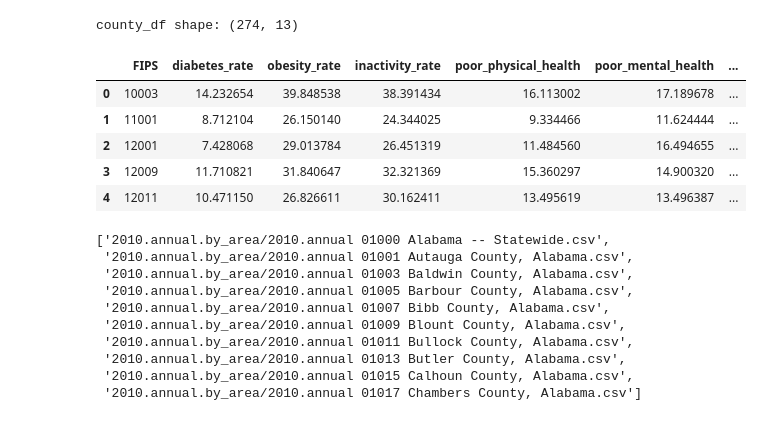
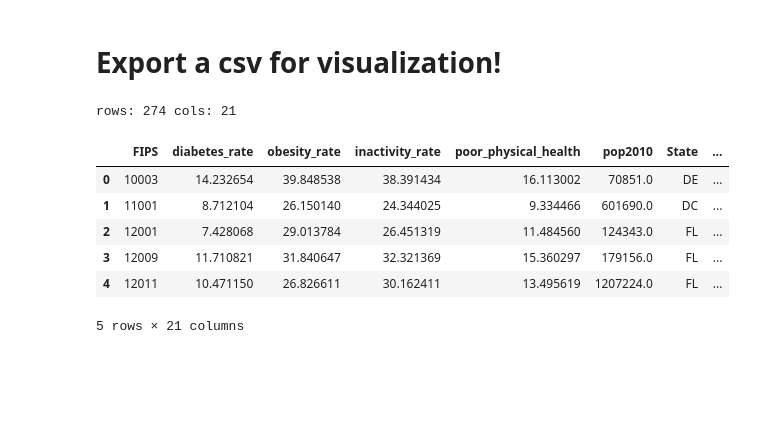
Before and after one commit to Norvoke/N1, a Jupyter notebook: challenge.ipynb, the cells around one changed output. Saved outputs shown, nothing was run; the diff lists cells and outputs as text; code cells hidden in the pictures; blank space fills up the shorter version.

```diff
--- a/challenge.ipynb
+++ b/challenge.ipynb
@@ -80,0 +116,35 @@ county_health_df.head()
+# %%
+
+
+np.random.seed(123)
+
+SECTORS = {
+    "share_31_33": "Manufacturing",
+    "share_48_49": "Transportation",
+    "share_62": "Health Care",
+    "share_44_45": "Retail",
+    "share_72": "Food / Hospitality",
+    "share_23": "Construction",
+    "share_54": "Professional / Tech",
+    "share_52": "Finance",
+    "share_92": "Public Administration",
+}
+
+def sample_dirichlet(n, alpha):
+    return np.random.dirichlet(alpha, size=n)
+
+n = len(county)
+alphas = np.array([2.0, 1.5, 2.2, 1.8, 1.3, 1.6, 2.4, 1.4, 1.2])
+
+shares = pd.DataFrame(
+    sample_dirichlet(n, alphas),
+    columns=SECTORS.keys()
+)
+
+shares["FIPS"] = county["FIPS"].values
+
+# convert to percentages
+for c in SECTORS:
+    shares[c] *= 100.0
+
+shares.head()
@@ -81,32 +158,15 @@ county_health_df.head()
+# %% [markdown]
+# Export a csv for visualization!
 # %%
-county_df = county_health_df.merge(access_df, on="FIPS", how="inner")
-print("county_df shape:", county_df.shape)
-county_df.head()
+df = county.merge(shares, on="FIPS", how="inner")
+print("rows:", len(df), "cols:", df.shape[1])
+df.head()
 # %% [output]
-county_df shape: (274, 13)
+rows: 274 cols: 21
-|  | FIPS | diabetes_rate | obesity_rate | inactivity_rate | poor_physical_health | poor_mental_health | ... |
-| 0 | 10003 | 14.232654 | 39.848538 | 38.391434 | 16.113002 | 17.189678 | ... |
-| 1 | 11001 | 8.712104 | 26.150140 | 24.344025 | 9.334466 | 11.624444 | ... |
-| 2 | 12001 | 7.428068 | 29.013784 | 26.451319 | 11.484560 | 16.494655 | ... |
-| 3 | 12009 | 11.710821 | 31.840647 | 32.321369 | 15.360297 | 14.900320 | ... |
-| 4 | 12011 | 10.471150 | 26.826611 | 30.162411 | 13.495619 | 13.496387 | ... |
+|  | FIPS | diabetes_rate | obesity_rate | inactivity_rate | poor_physical_health | pop2010 | State | ... |
+| 0 | 10003 | 14.232654 | 39.848538 | 38.391434 | 16.113002 | 70851.0 | DE | ... |
+| 1 | 11001 | 8.712104 | 26.150140 | 24.344025 | 9.334466 | 601690.0 | DC | ... |
+| 2 | 12001 | 7.428068 | 29.013784 | 26.451319 | 11.484560 | 124343.0 | FL | ... |
+| 3 | 12009 | 11.710821 | 31.840647 | 32.321369 | 15.360297 | 179156.0 | FL | ... |
+| 4 | 12011 | 10.471150 | 26.826611 | 30.162411 | 13.495619 | 1207224.0 | FL | ... |
+5 rows × 21 columns
-# %%
-YEAR = 2010  # choose 2021, 2022, 2023, 2024 depending on availability on BLS site
-
-qcew_zip_url = f"https://data.bls.gov/cew/data/files/{YEAR}/csv/{YEAR}_annual_by_area.zip"
-resp = requests.get(qcew_zip_url, timeout=120)
-resp.raise_for_status()
-
-z = zipfile.ZipFile(BytesIO(resp.content))
-[zname for zname in z.namelist() if zname.lower().endswith(".csv")][:10]
-# %% [output]
-['2010.annual.by_area/2010.annual 01000 Alabama -- Statewide.csv',
- '2010.annual.by_area/2010.annual 01001 Autauga County, Alabama.csv',
- '2010.annual.by_area/2010.annual 01003 Baldwin County, Alabama.csv',
- '2010.annual.by_area/2010.annual 01005 Barbour County, Alabama.csv',
- '2010.annual.by_area/2010.annual 01007 Bibb County, Alabama.csv',
- '2010.annual.by_area/2010.annual 01009 Blount County, Alabama.csv',
- '2010.annual.by_area/2010.annual 01011 Bullock County, Alabama.csv',
- '2010.annual.by_area/2010.annual 01013 Butler County, Alabama.csv',
- '2010.annual.by_area/2010.annual 01015 Calhoun County, Alabama.csv',
- '2010.annual.by_area/2010.annual 01017 Chambers County, Alabama.csv']
```
Also changed, not shown: parts of 23 cells of this notebook, 1 other file.
